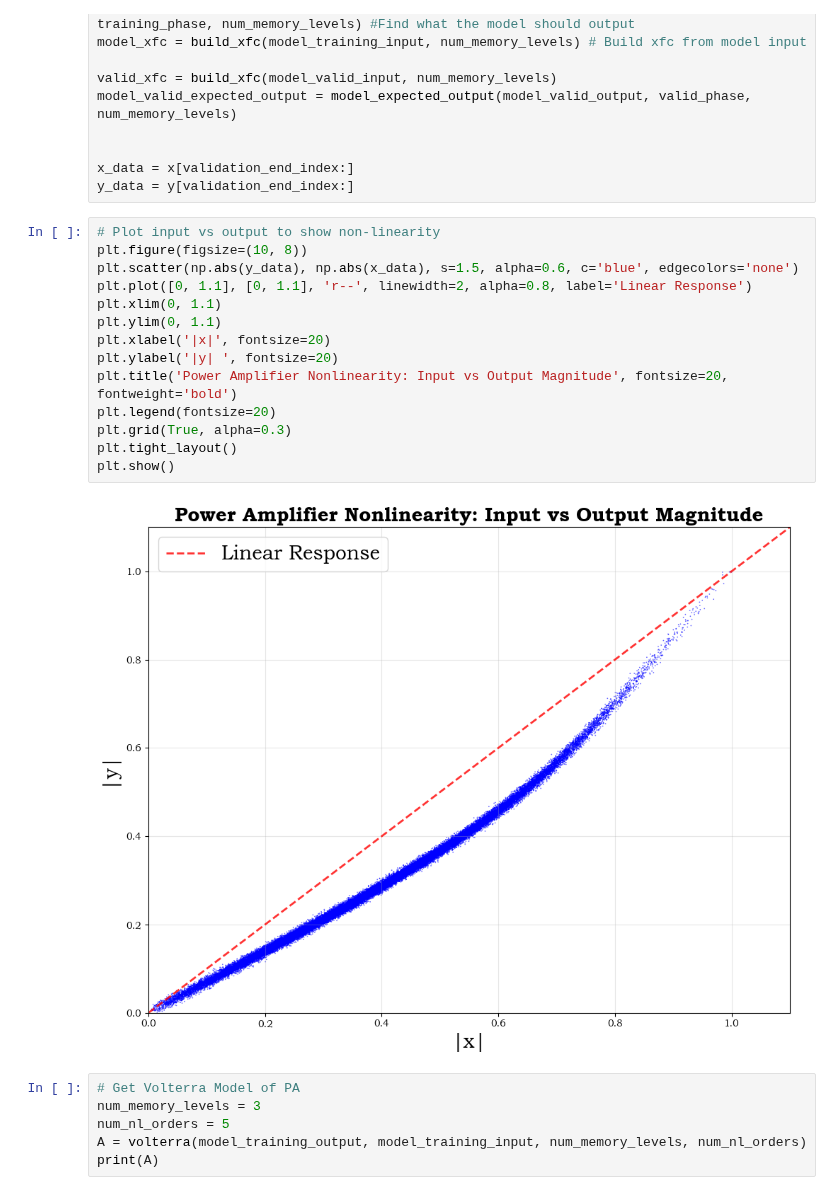
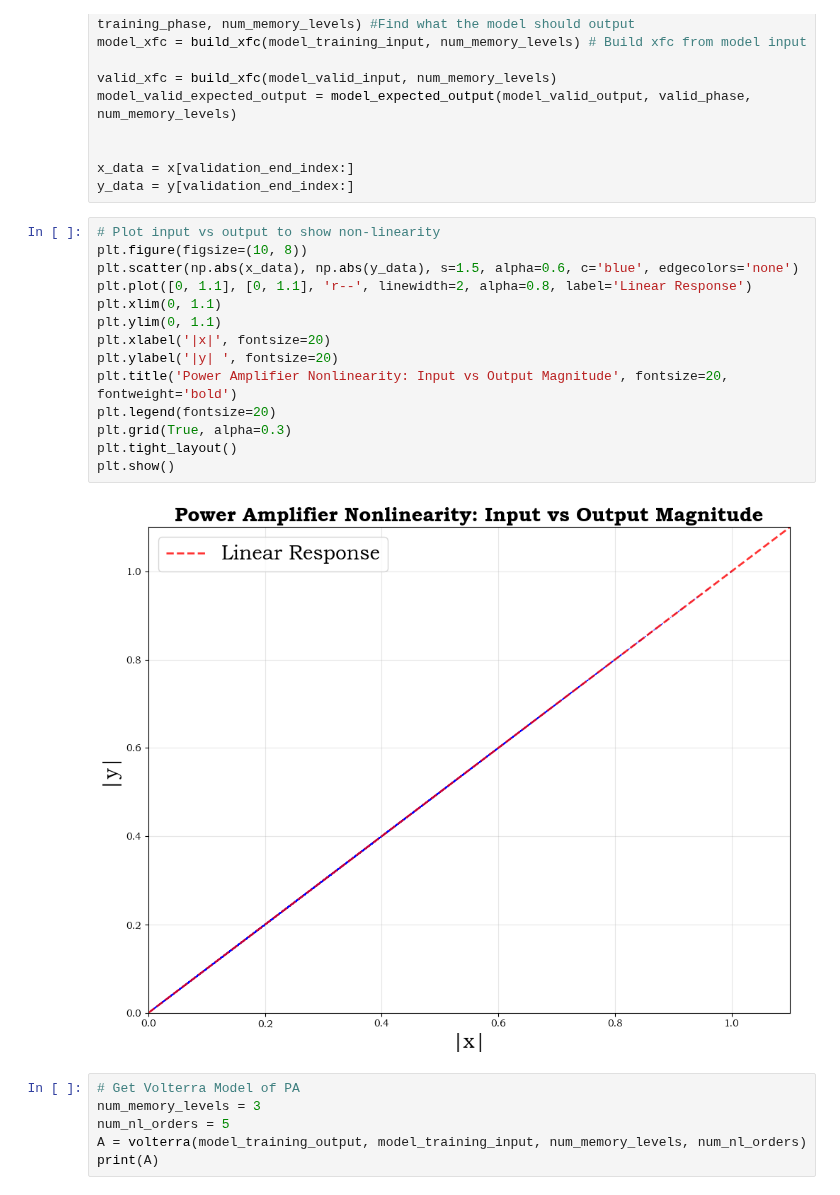
Before and after one commit to aquigney/sparseDPD, a Jupyter notebook: pytorch_test.ipynb, the cells around one changed output. Saved outputs shown, nothing was run; the diff lists cells and outputs as text.

```diff
--- a/pytorch_test.ipynb
+++ b/pytorch_test.ipynb
@@ -139,19 +139,19 @@ y_data = y[validation_end_index:]
 # %%
 # Plot input vs output to show non-linearity
 plt.figure(figsize=(10, 8))
-plt.scatter(np.abs(y_data), np.abs(x_data), s=1.5, alpha=0.6, c='blue', edgecolors='none')
+plt.scatter(np.abs(x_data), np.abs(y_data), s=1.5, alpha=0.6, c='blue', edgecolors='none')
 plt.plot([0, 1.1], [0, 1.1], 'r--', linewidth=2, alpha=0.8, label='Linear Response')
 plt.xlim(0, 1.1)
 plt.ylim(0, 1.1)
 plt.xlabel('|x|', fontsize=20)
 plt.ylabel('|y| ', fontsize=20)
 plt.title('Power Amplifier Nonlinearity: Input vs Output Magnitude', fontsize=20, fontweight='bold')
 plt.legend(fontsize=20)
 plt.grid(True, alpha=0.3)
 plt.tight_layout()
 plt.show()
 # %% [output]
-[figure, old version]
+[figure, new version]
 # %%
 # Get Volterra Model of PA
 num_memory_levels = 3
```
Also changed, not shown: parts of 1 cell of this notebook.
